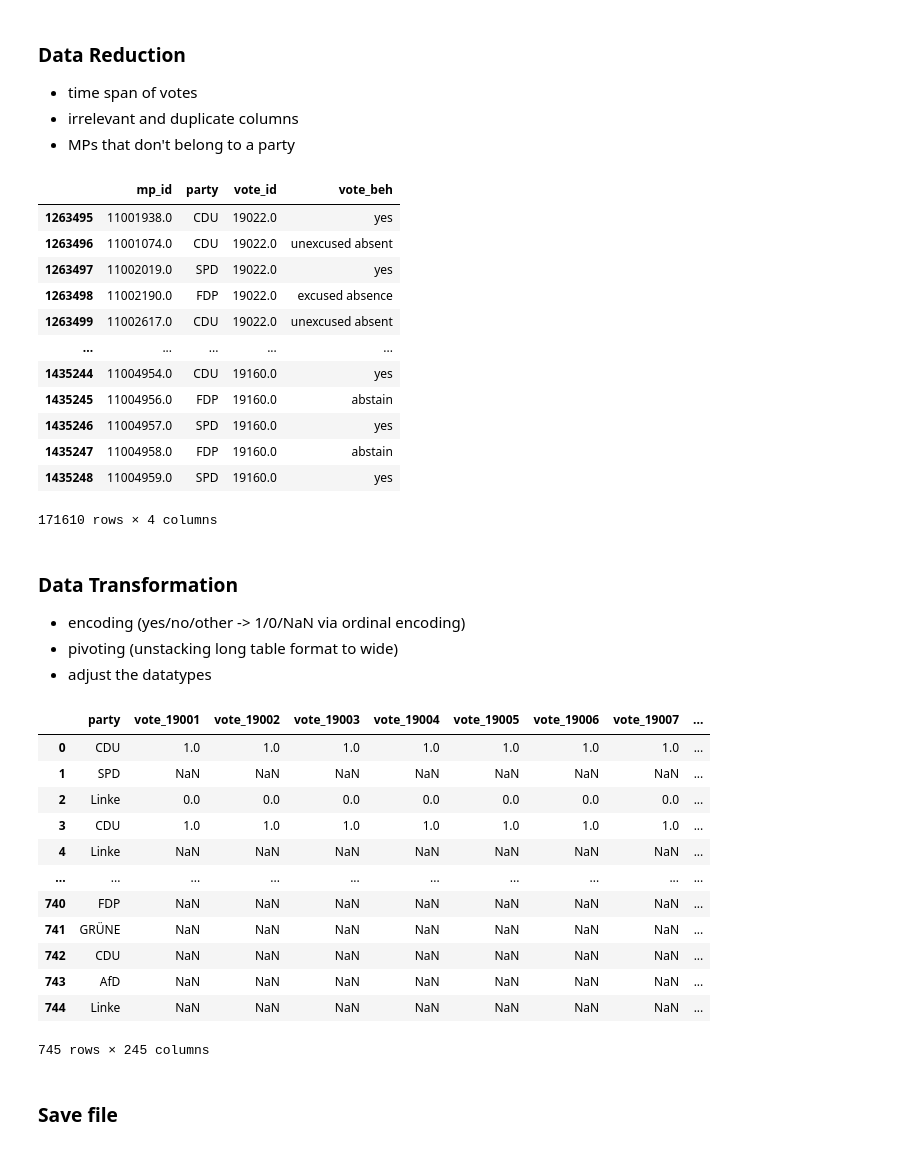
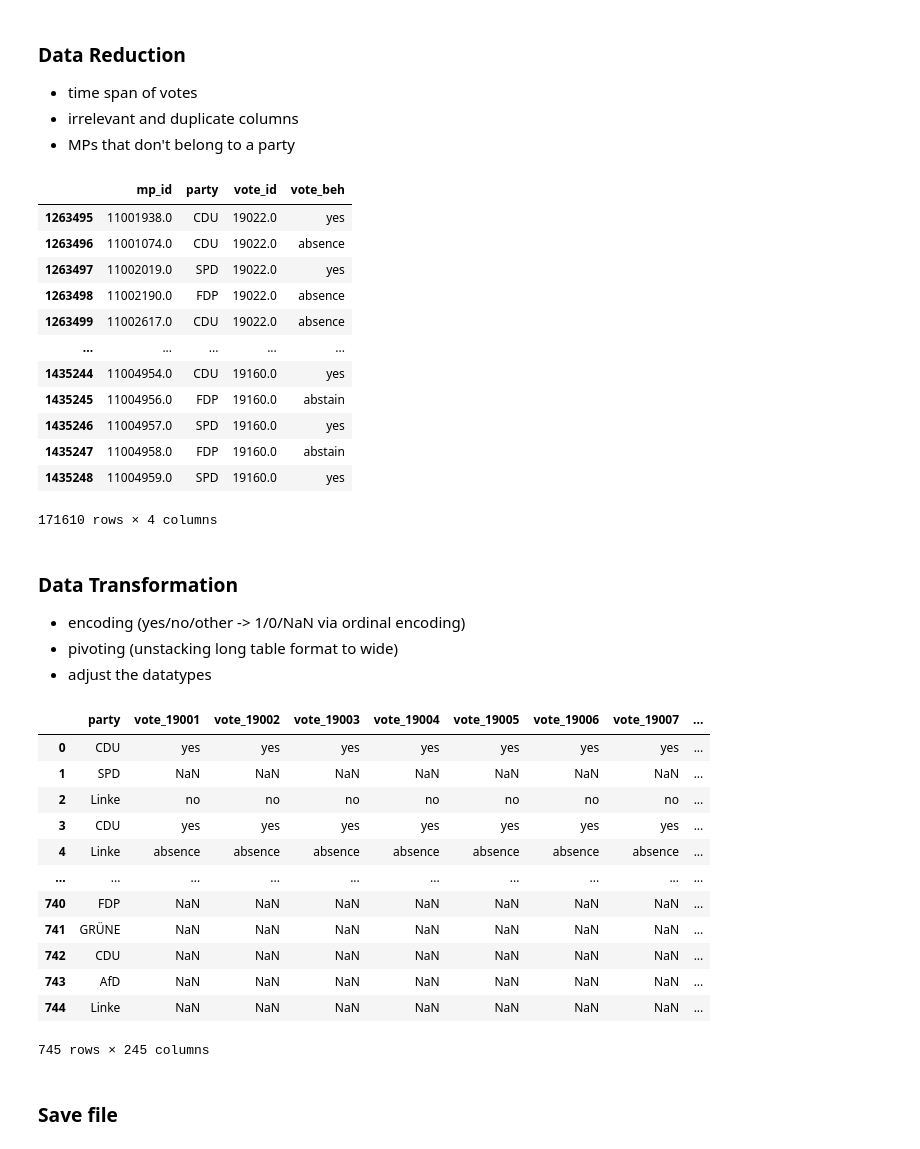
Before and after one commit to mograev/btvote, a Jupyter notebook: notebooks/0-data-preparation.ipynb, the cells around one changed output. Drawn from its saved outputs; the diff is of its cells as text; code cells hidden in the pictures.

```diff
--- a/notebooks/0-data-preparation.ipynb
+++ b/notebooks/0-data-preparation.ipynb
@@ -80,14 +80,18 @@ reduced = reduced.rename({'id_de_parliament':'mp_id', 'party_text':'party'}, axi
 # Remove them because they won't help in predicting the party based on votes
 reduced = reduced[reduced['party']!='']
 
+# Merge the voting behavior 'unexcused absent' and 'excused absence' to 'absence'
+reduced['vote_beh'] = reduced['vote_beh'].astype(str)
+reduced.loc[reduced['vote_beh'].isin(['unexcused absent','excused absence']), 'vote_beh'] = 'absence'
+
 display(reduced)
 # %% [output]
 |  | mp_id | party | vote_id | vote_beh |
 | 1263495 | 11001938.0 | CDU | 19022.0 | yes |
-| 1263496 | 11001074.0 | CDU | 19022.0 | unexcused absent |
+| 1263496 | 11001074.0 | CDU | 19022.0 | absence |
 | 1263497 | 11002019.0 | SPD | 19022.0 | yes |
-| 1263498 | 11002190.0 | FDP | 19022.0 | excused absence |
-| 1263499 | 11002617.0 | CDU | 19022.0 | unexcused absent |
+| 1263498 | 11002190.0 | FDP | 19022.0 | absence |
+| 1263499 | 11002617.0 | CDU | 19022.0 | absence |
 | ... | ... | ... | ... | ... |
 | 1435244 | 11004954.0 | CDU | 19160.0 | yes |
 | 1435245 | 11004956.0 | FDP | 19160.0 | abstain |
@@ -104,42 +108,38 @@ display(reduced)
 # %%
 transformed = reduced.copy()
 
-# map the voting behaviours: 'yes' to 1, 'no' to 0 and all others to NaN
-transformed['vote_beh'] = transformed['vote_beh'].map({'yes': 1, 'no': 0})
-
-# encode target value into numeric
-label_encoder = preprocessing.LabelEncoder()
-#transformed['party_text'] = label_encoder.fit_transform(transformed['party_text'])
+# old approach: map the voting behaviours: 'yes' to 1, 'no' to 0 and all others to NaN
+#transformed['vote_beh'] = transformed['vote_beh'].map({'yes': 1, 'no': 0})
 
 # set the datatype of the ID from float64 to int (int64)
 transformed[['mp_id']] = transformed[['mp_id']].astype(int)
 transformed[['vote_id']] = transformed[['vote_id']].astype(int)
 
 # pivots the dataset so that there is only one sample for each MP with attributes for each vote holding the respective voting behaviour
 transformed = transformed.pivot(index=['mp_id', 'party'], columns=['vote_id'], values=['vote_beh'])
 
 # reset the index to be able to access data as usually
 transformed = transformed.reset_index()
 
 # remove mp_id (not necessary for classification)
 transformed = transformed.drop('mp_id', axis=1)
 
 # make column index flat / non-hierarchical and format name
 transformed.columns = transformed.columns.to_flat_index()
 transformed.columns = transformed.columns.map(lambda x: str(x).replace('(', ''))
 transformed.columns = transformed.columns.map(lambda x: str(x).replace('\'', ''))
 transformed.columns = transformed.columns.map(lambda x: str(x).replace(', )', ''))
 transformed.columns = transformed.columns.map(lambda x: str(x).replace('beh, ', ''))
 transformed.columns = transformed.columns.map(lambda x: str(x).replace(')', ''))
 
 display(transformed)
 # %% [output]
 |  | party | vote_19001 | vote_19002 | vote_19003 | vote_19004 | vote_19005 | vote_19006 | vote_19007 | ... |
-| 0 | CDU | 1.0 | 1.0 | 1.0 | 1.0 | 1.0 | 1.0 | 1.0 | ... |
+| 0 | CDU | yes | yes | yes | yes | yes | yes | yes | ... |
 | 1 | SPD | NaN | NaN | NaN | NaN | NaN | NaN | NaN | ... |
-| 2 | Linke | 0.0 | 0.0 | 0.0 | 0.0 | 0.0 | 0.0 | 0.0 | ... |
-| 3 | CDU | 1.0 | 1.0 | 1.0 | 1.0 | 1.0 | 1.0 | 1.0 | ... |
-| 4 | Linke | NaN | NaN | NaN | NaN | NaN | NaN | NaN | ... |
+| 2 | Linke | no | no | no | no | no | no | no | ... |
+| 3 | CDU | yes | yes | yes | yes | yes | yes | yes | ... |
+| 4 | Linke | absence | absence | absence | absence | absence | absence | absence | ... |
 | ... | ... | ... | ... | ... | ... | ... | ... | ... | ... |
 | 740 | FDP | NaN | NaN | NaN | NaN | NaN | NaN | NaN | ... |
 | 741 | GRÜNE | NaN | NaN | NaN | NaN | NaN | NaN | NaN | ... |
```
Also changed, not shown: 5 other files.
